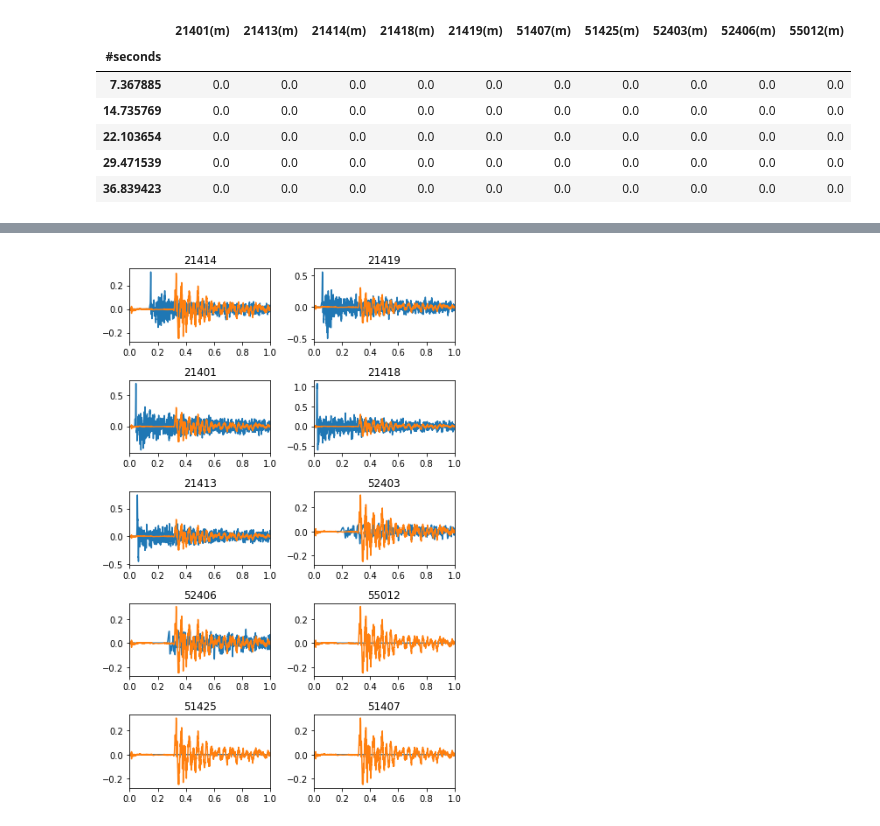
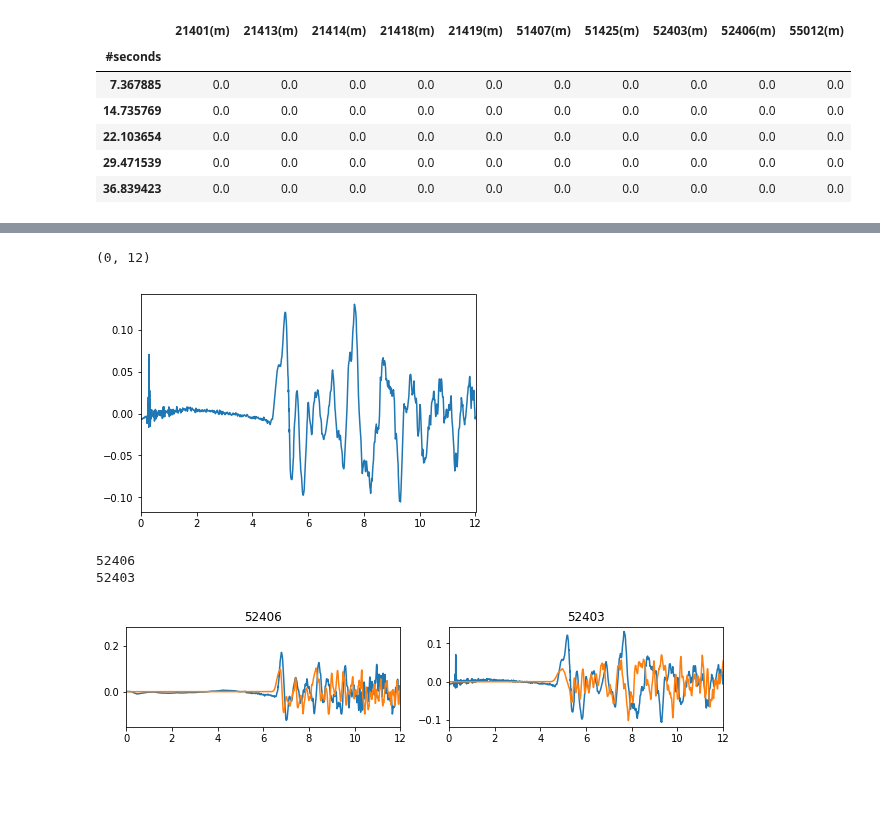
Before and after one commit to jgalazm/Nami, a Jupyter notebook: validation/04_tohoku2011/comparison/pois.ipynb, the cells around one changed output, grey strips where cells are left out. Saved outputs shown, nothing was run; the diff lists cells and outputs as text; code cells hidden in the pictures; blank space fills up the shorter version.

```diff
--- a/validation/04_tohoku2011/comparison/pois.ipynb
+++ b/validation/04_tohoku2011/comparison/pois.ipynb
@@ -3,7 +3,8 @@ import numpy as np
 import matplotlib.pyplot as plt
 %matplotlib inline
 # %%
-DARTs = [21414, 21419, 21401, 21418, 21413, 52403, 52406, 55012, 51425, 51407]
+# DARTs = [21414, 21419, 21401, 21418, 21413, 52403, 52406, 55012, 51425, 51407]
+DARTs = [52406, 52403]
 # %%
 darts = {}
 for dart in DARTs:
@@ -37,12 +44,22 @@ array([[-15.24055694,  -0.11768621],
+# %%
+plt.plot(darts[52403][:,0]*24,darts[52403][:,1])
+plt.xlim(0,12)
+# %% [output]
+(0, 12)
+[figure, added]
 # %%
-plt.figure(figsize=(6,9))
+plt.figure(figsize=(9,9))
 for i,dart in enumerate(DARTs):
+    print(dart)
     plt.subplot(5,2,i+1)
-    plt.plot(tlabPois.index/60/60/24, tlabPois['{}(m)'.format(dart)],label='nami')
-    plt.plot(darts[dart][:,0],darts[dart][:,1], label='measurement')
+    plt.plot(darts[dart][:,0]*24,darts[dart][:,1], label='measurement')
+    plt.plot(tlabPois.index/60/60, tlabPois['{}(m)'.format(dart)],label='nami')
     plt.title('{}'.format(dart))
 
-    plt.xlim(0,1)
+    plt.xlim(0,12)
+# plt.legend(loc=0)
 plt.tight_layout()
 # %% [output]
+52406
+52403
-[figure, old version]
+[figure, new version]
```
Also changed, not shown: parts of 2 cells of this notebook, 2 other files.
